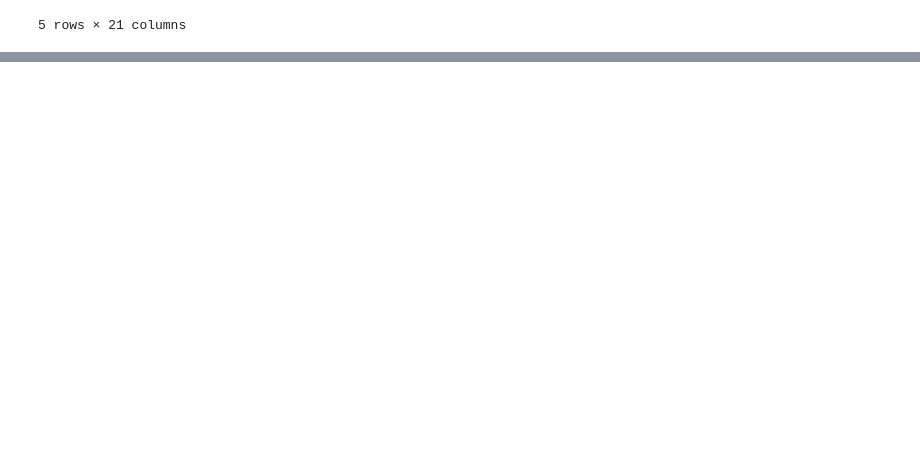
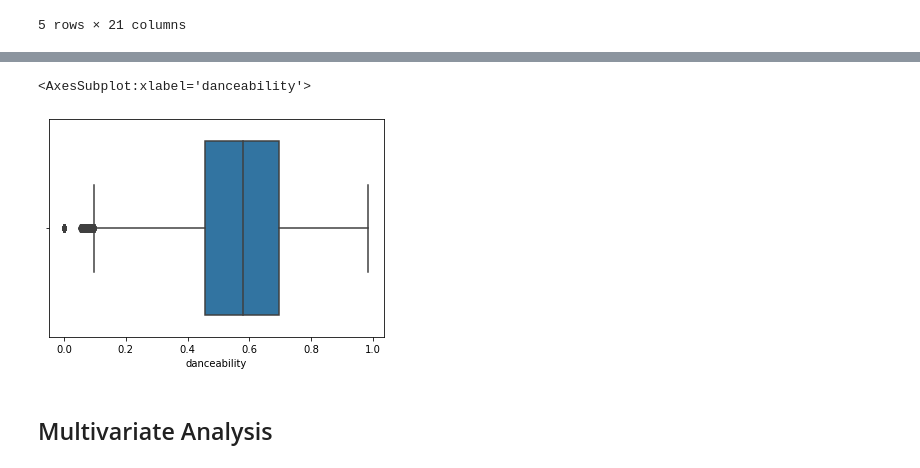
Before and after one commit to JonLar1/Spotify_Tracks_EDA, a Jupyter notebook: notebooks/spotify_eda.ipynb, the cells around one changed output, grey strips where cells are left out. Saved outputs shown, nothing was run; the diff lists cells and outputs as text; code cells hidden in the pictures; blank space fills up the shorter version.

```diff
--- a/notebooks/spotify_eda.ipynb
+++ b/notebooks/spotify_eda.ipynb
@@ -47,0 +204,7 @@ spotify_df.head()
+# %%
+sns.boxplot(x=df['danceability'])
+# %% [output]
+<AxesSubplot:xlabel='danceability'>
+[figure, added]
+# %% [markdown]
+## Multivariate Analysis
```
Also changed, not shown: parts of 24 cells of this notebook.
